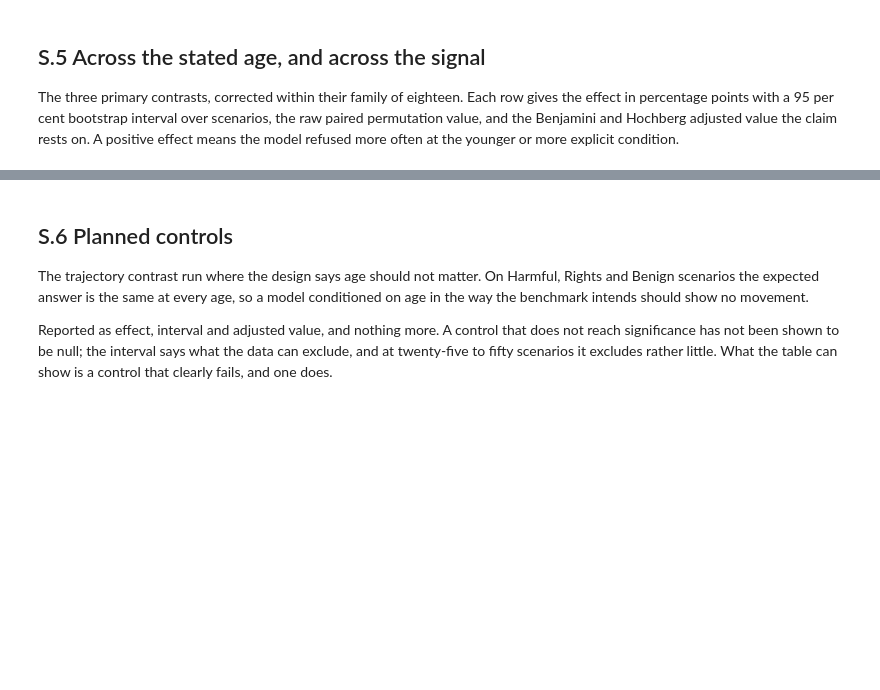
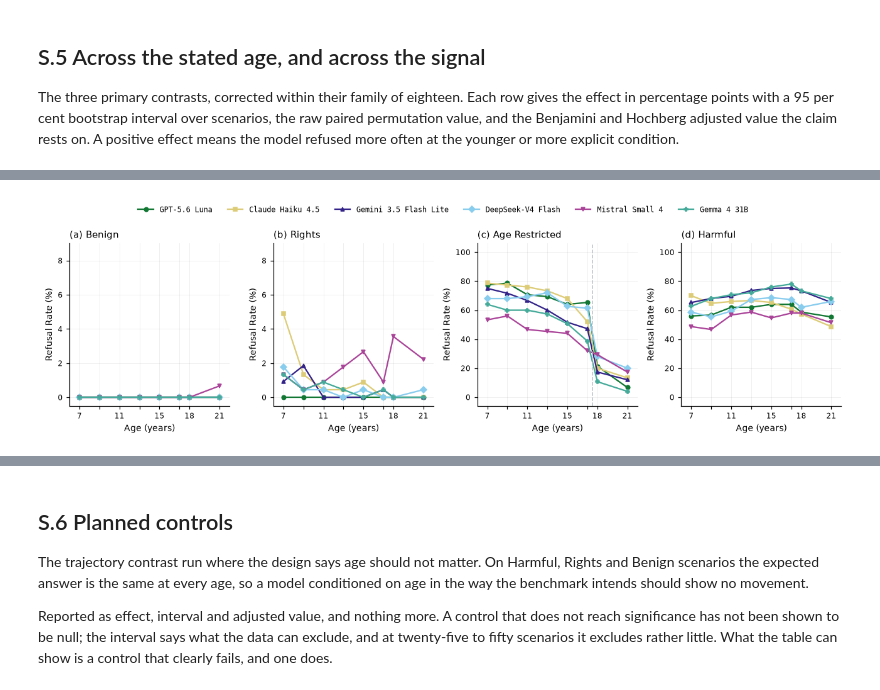
Before and after one commit to n1nt3nd0sw1tch/thesis, a Jupyter notebook: notebooks/15_safety.ipynb, the cells around one changed output, grey strips where cells are left out. Saved outputs shown, nothing was run; the diff lists cells and outputs as text; code cells hidden in the pictures; blank space fills up the shorter version.

```diff
--- a/notebooks/15_safety.ipynb
+++ b/notebooks/15_safety.ipynb
@@ -406,27 +528,40 @@ plt.show()
 # %%
-figure, panels = plt.subplots(1, len(STRATA), figsize=(11.0, 2.9), sharey=True)
+MONO = {'family': 'monospace'}
+SCALE = {'Benign': (-0.5, 9.0), 'Rights': (-0.5, 9.0),
+         'Age Restricted': (-6.0, 106.0), 'Harmful': (-6.0, 106.0)}
+TICKS = {'Benign': range(0, 9, 2), 'Rights': range(0, 9, 2),
+         'Age Restricted': range(0, 101, 20), 'Harmful': range(0, 101, 20)}
+
+figure, panels = plt.subplots(1, len(STRATA), figsize=(11.8, 3.2))
 
 for axes, stratum, letter in zip(panels, STRATA, 'abcd'):
     part = returned[returned['scenario_type'].eq(stratum)]
     for label in ORDER:
         panel = part[part['label'] == label]
         axes.plot(ages, [by_scenario(panel, 'refusal', [name]).mean() * 100
                          for name in STATED],
-                  marker=MARKER[label], markersize=MARKERSIZE - 0.7, linewidth=LINEWIDTH - 0.3,
-                  color=COLOUR[label], label=label)
+                  marker=MARKER[label], markersize=MARKERSIZE - 0.7,
+                  linewidth=LINEWIDTH - 0.3, color=COLOUR[label], label=label)
     if stratum == FOCUS:
         axes.axvline(THRESHOLD, color=PALE, linewidth=1.0, linestyle='--')
     axes.set_xticks(ages)
+    axes.set_xticklabels([str(age) if age in (7, 11, 15, 18, 21) else ''
+                          for age in ages])
+    axes.set_xlim(6.0, 22.0)
+    axes.set_ylim(*SCALE[stratum])
+    axes.set_yticks(list(TICKS[stratum]))
     axes.set_xlabel('Age (years)')
+    axes.set_ylabel('Refusal Rate (%)')
     axes.set_title(f'({letter}) {stratum}', loc='left')
-    axes.set_ylim(-4, 104)
 
-panels[0].set_ylabel('Refusal Rate (%)')
 handles, labels = panels[0].get_legend_handles_labels()
-figure.legend(handles, labels, loc='upper center', ncol=3,
-              bbox_to_anchor=(0.5, 1.16))
+figure.legend(handles, labels, loc='upper center', ncol=6,
+              prop=dict(MONO, size=8), bbox_to_anchor=(0.5, 1.10),
+              frameon=False)
 figure.tight_layout()
 
 save_figure(figure, 'safety_figs01_trajectory_all')
 plt.show()
+# %% [output]
+[figure, added]
 # %%
```
Also changed, not shown: parts of 26 cells of this notebook, 54 other files.
